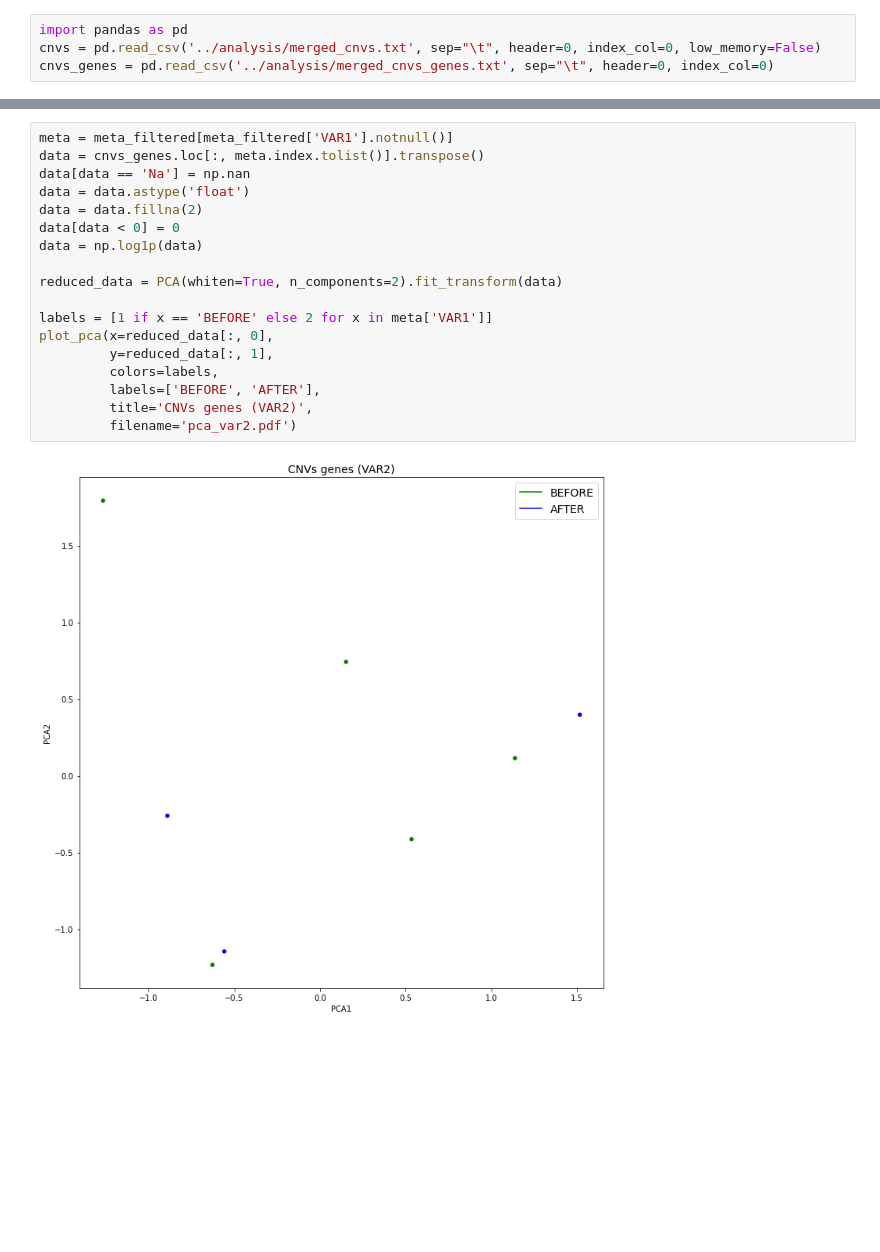
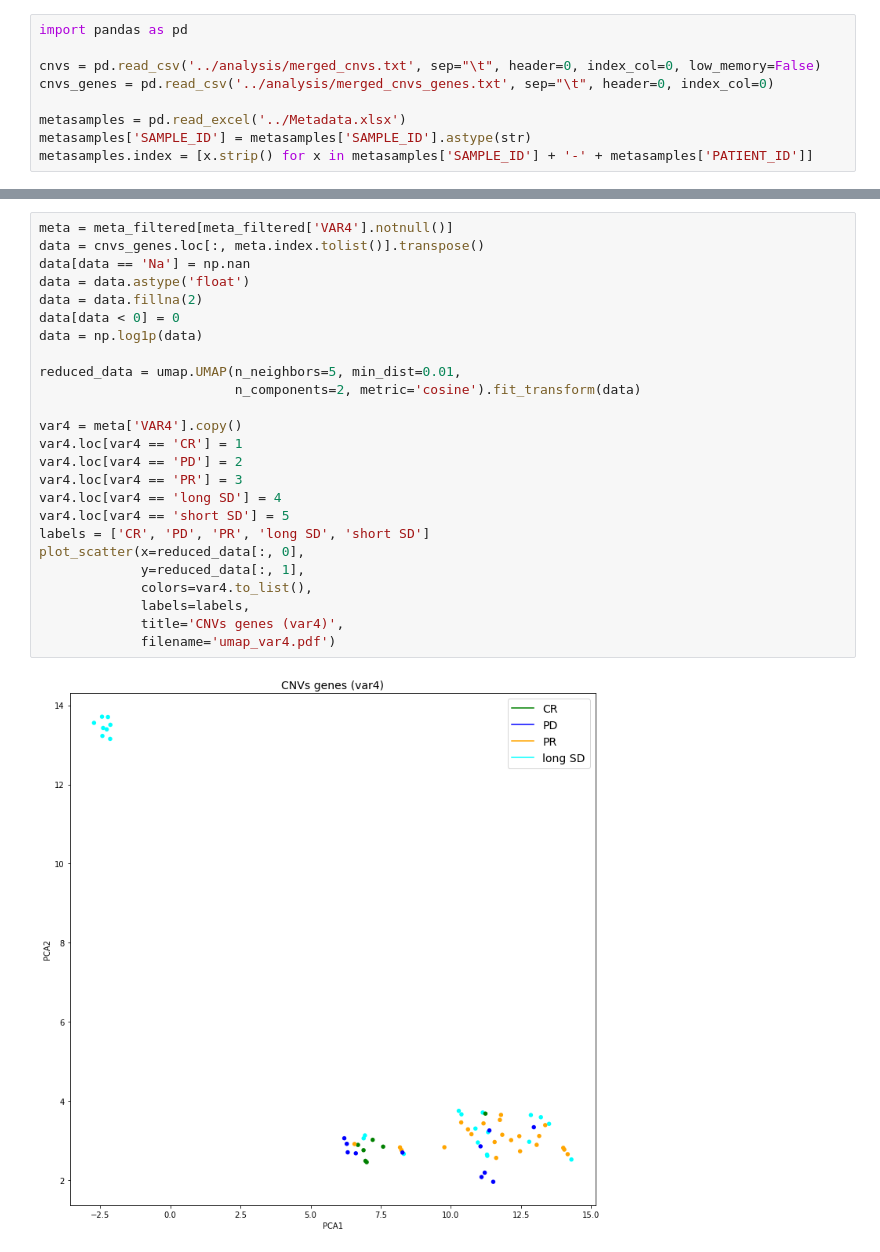
Before and after one commit to jfnavarro/scitron, a Jupyter notebook: analysis_cnvs.ipynb, the cells around one changed output, grey strips where cells are left out. Drawn from its saved outputs; the diff is of its cells as text; blank space fills up the shorter version.

```diff
--- a/analysis_cnvs.ipynb
+++ b/analysis_cnvs.ipynb
@@ -1,5 +1,10 @@
 # %%
 import pandas as pd
+
 cnvs = pd.read_csv('../analysis/merged_cnvs.txt', sep="\t", header=0, index_col=0, low_memory=False)
 cnvs_genes = pd.read_csv('../analysis/merged_cnvs_genes.txt', sep="\t", header=0, index_col=0)
+
+metasamples = pd.read_excel('../Metadata.xlsx')
+metasamples['SAMPLE_ID'] = metasamples['SAMPLE_ID'].astype(str)
+metasamples.index = [x.strip() for x in metasamples['SAMPLE_ID'] + '-' + metasamples['PATIENT_ID']]
 # %%
@@ -198,20 +196,27 @@ plot_pca(x=reduced_data[:, 0],
 # %%
-meta = meta_filtered[meta_filtered['VAR1'].notnull()]
+meta = meta_filtered[meta_filtered['VAR4'].notnull()]
 data = cnvs_genes.loc[:, meta.index.tolist()].transpose()
 data[data == 'Na'] = np.nan
 data = data.astype('float')
 data = data.fillna(2)
 data[data < 0] = 0
 data = np.log1p(data)
 
-reduced_data = PCA(whiten=True, n_components=2).fit_transform(data)
+reduced_data = umap.UMAP(n_neighbors=5, min_dist=0.01,
+                         n_components=2, metric='cosine').fit_transform(data)
 
-labels = [1 if x == 'BEFORE' else 2 for x in meta['VAR1']]
-plot_pca(x=reduced_data[:, 0],
-         y=reduced_data[:, 1],
-         colors=labels,
-         labels=['BEFORE', 'AFTER'],
-         title='CNVs genes (VAR2)',
-         filename='pca_var2.pdf')
+var4 = meta['VAR4'].copy()
+var4.loc[var4 == 'CR'] = 1
+var4.loc[var4 == 'PD'] = 2
+var4.loc[var4 == 'PR'] = 3
+var4.loc[var4 == 'long SD'] = 4
+var4.loc[var4 == 'short SD'] = 5
+labels = ['CR', 'PD', 'PR', 'long SD', 'short SD']
+plot_scatter(x=reduced_data[:, 0],
+             y=reduced_data[:, 1],
+             colors=var4.to_list(),
+             labels=labels,
+             title='CNVs genes (var4)',
+             filename='umap_var4.pdf')
 # %% [output]
-[figure, old version]
+[figure, new version]
```
Also changed, not shown: parts of 10 cells of this notebook, 15 other files.
